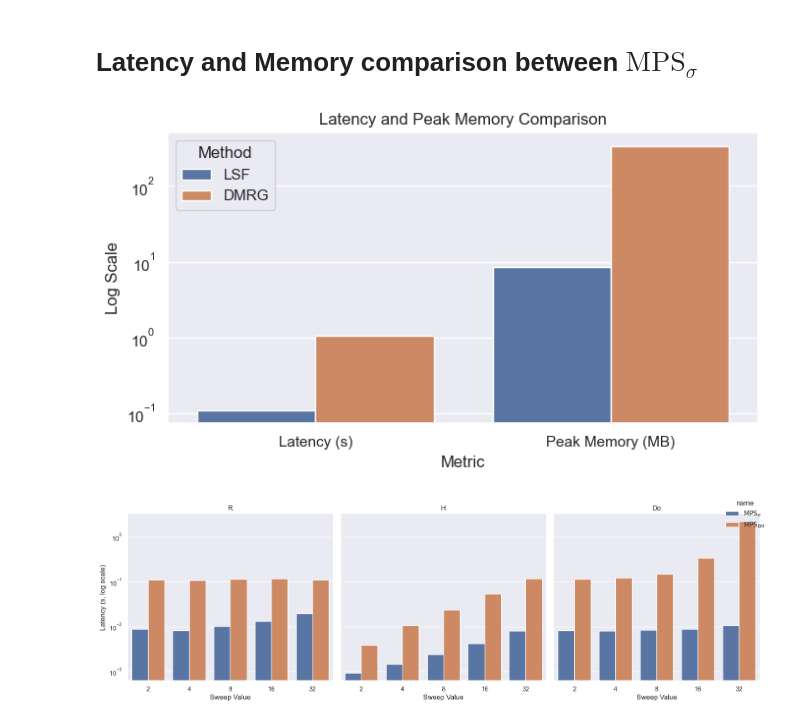
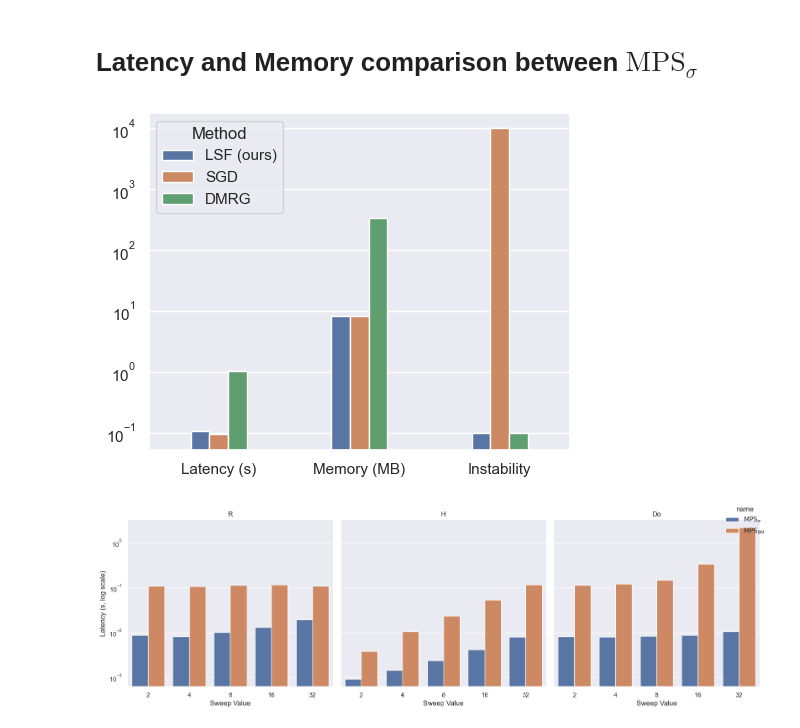
Before and after one commit to marawangamal/ptn, a Jupyter notebook: scripts/results.ipynb, the cells around one changed output. Drawn from its saved outputs; the diff is of its cells as text; code cells hidden in the pictures.

```diff
--- a/scripts/results.ipynb
+++ b/scripts/results.ipynb
@@ -398,41 +419,50 @@ ValueError: Could not interpret value `Number of MPS Cores ($N$)` for `x`. An en
 # %%
 import pandas as pd
 import seaborn as sns
 import matplotlib.pyplot as plt
 
 sns.set_theme()
 
+instability_fn = lambda N: 10000 - N + 0.1
+
 # Data
 df_latency_mem = pd.DataFrame({
-    "Method": ["LSF", "DMRG"],
-    "Latency (s)": [0.11, 1.04], # for d=1024, h=5
-    "Peak Memory (MB)": [8.5, 334],  # for d=1024, h=5
+    "Method": ["LSF (ours)", "SGD", "DMRG"],
+    "Latency (s)": [0.11, 0.095, 1.04], # for d=1024, h=5
+    "Memory (MB)": [8.5, 8.5, 334],  # for d=1024, h=5
+    # "Instability": [0.1, 10000-2, 0.1],
+    "Instability": [instability_fn(10000), instability_fn(2), instability_fn(10000)],
+    # "Max iterations": [10000, 2, 10000],
     # Memory
     # 334.31494140625, mps_bm, h=5, d=1024
     # 8.50341796875, mps_sigma, h=5, d=1024
     # Latency
     # latency,peak_memory_MB,name,R,H,Do,Di,B,sweep_type,sweep_value
     # 0.11126940727233886,0.1813211441040039,mps_sigma,2,100,2,1,32,H,100
     # 1.0472214722633362,1.4495563507080078,mps_bm,2,100,2,1,32,H,100
 })
 
 # Melt the dataframe for easier plotting with seaborn
 df_melted = df_latency_mem.melt(id_vars="Method", var_name="Metric", value_name="Value")
 
-plt.figure(figsize=(7, 4))
+plt.figure(figsize=(5, 4))  # smaller width
 sns.barplot(
     data=df_melted,
     x="Metric",
     y="Value",
-    hue="Method"
+    hue="Method",
+    width=0.4  # Make bars skinnier (default is 0.8)
 )
 plt.yscale("log")
-plt.title("Latency and Peak Memory Comparison")
-plt.ylabel("Log Scale")
+# plt.ylabel("")
+# plt.xlabel("")  # Remove x axis label
+ax = plt.gca()
+ax.set_xlabel(None)
+ax.set_ylabel(None)
 plt.tight_layout()
 plt.show()
 # %% [output]
-[figure, old version]
+[figure, new version]
 # %%
 import seaborn as sns
 import matplotlib.pyplot as plt
```
Also changed, not shown: parts of 17 cells of this notebook, 7 other files.
